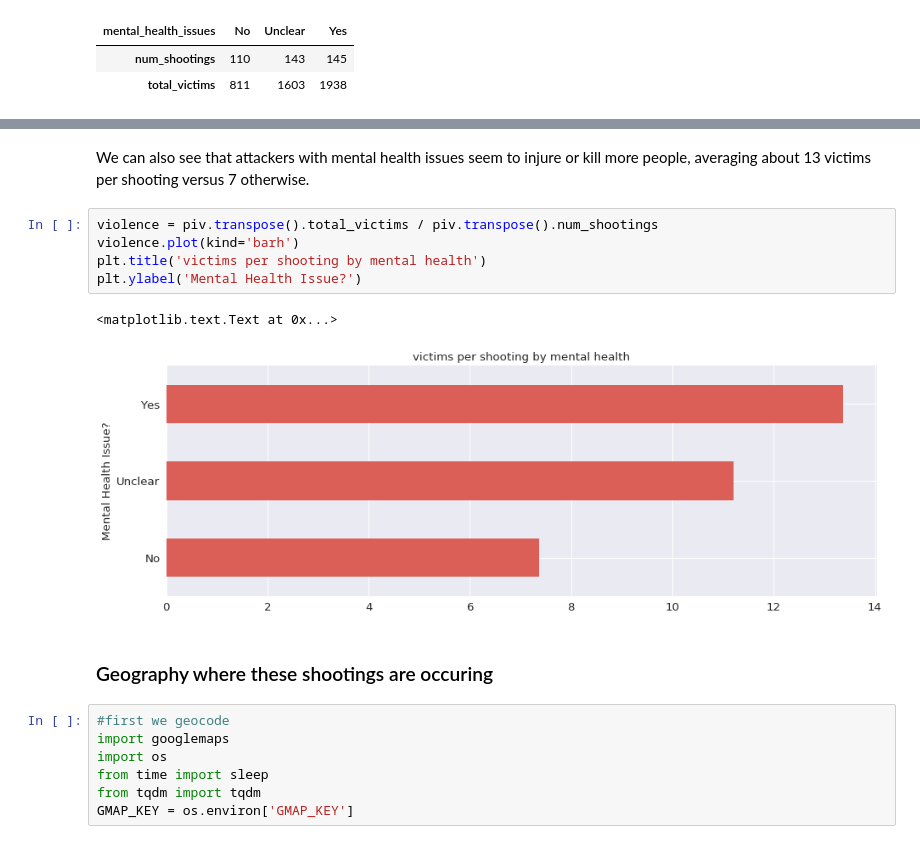
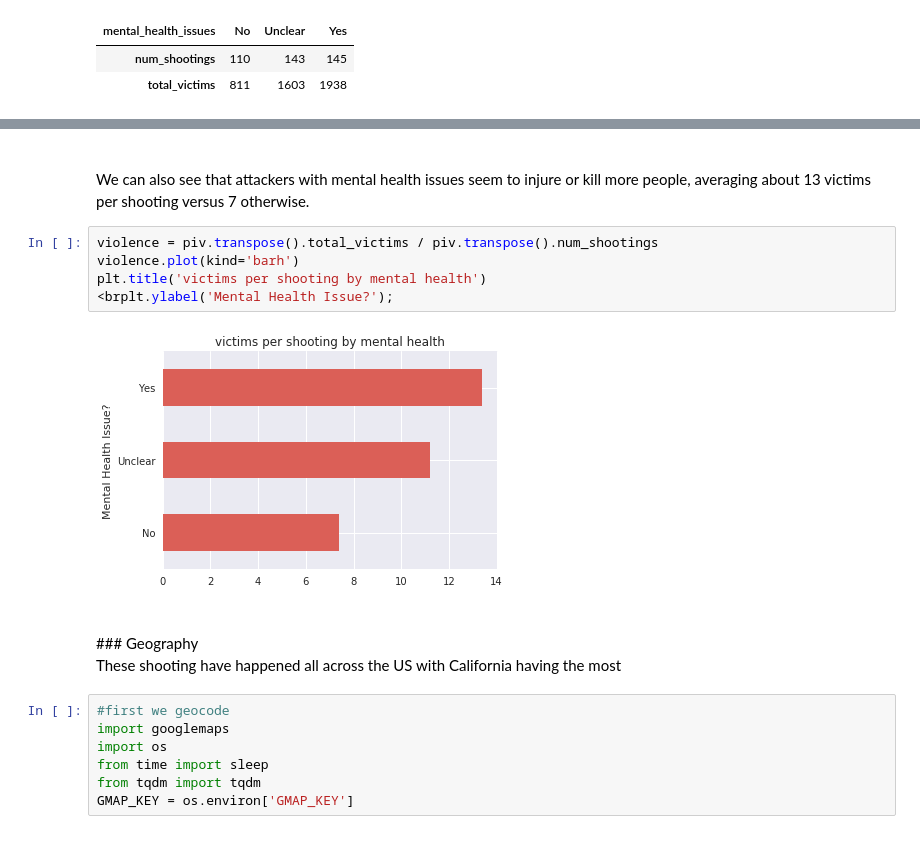
Before and after one commit to cochoa0x1/us-mass-shootings, a Jupyter notebook: mass-shootings.ipynb, the cells around one changed output, grey strips where cells are left out. Saved outputs shown, nothing was run; the diff lists cells and outputs as text.

```diff
--- a/mass-shootings.ipynb
+++ b/mass-shootings.ipynb
@@ -203,15 +209,18 @@ plt.ylabel('Mental Health Issue?')
 # %% [markdown]
+<br>
 We can also see that attackers with mental health issues seem to injure or kill more people, averaging about 13 victims per shooting versus 7 otherwise.
 # %%
 violence = piv.transpose().total_victims / piv.transpose().num_shootings
 violence.plot(kind='barh')
 plt.title('victims per shooting by mental health')
-plt.ylabel('Mental Health Issue?')
+<brplt.ylabel('Mental Health Issue?');
 # %% [output]
-<matplotlib.text.Text at 0x...>
-[figure, old version]
+[figure, new version]
-# %% [markdown]
-### Geography where these shootings are occuring
+# %% [markdown]
+<br>
+### Geography
+
+These shooting have happened all across the US with California having the most
 # %%
 #first we geocode
 import googlemaps
```
Also changed, not shown: parts of 24 cells of this notebook.
